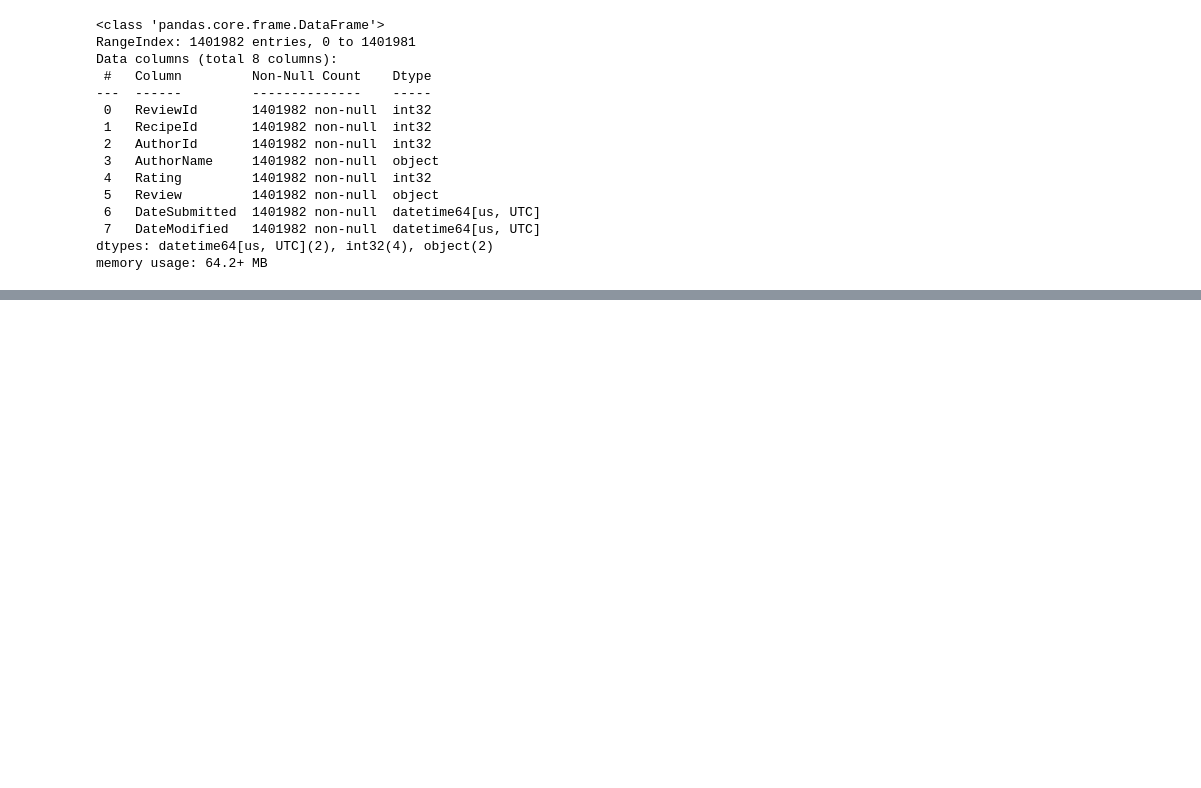
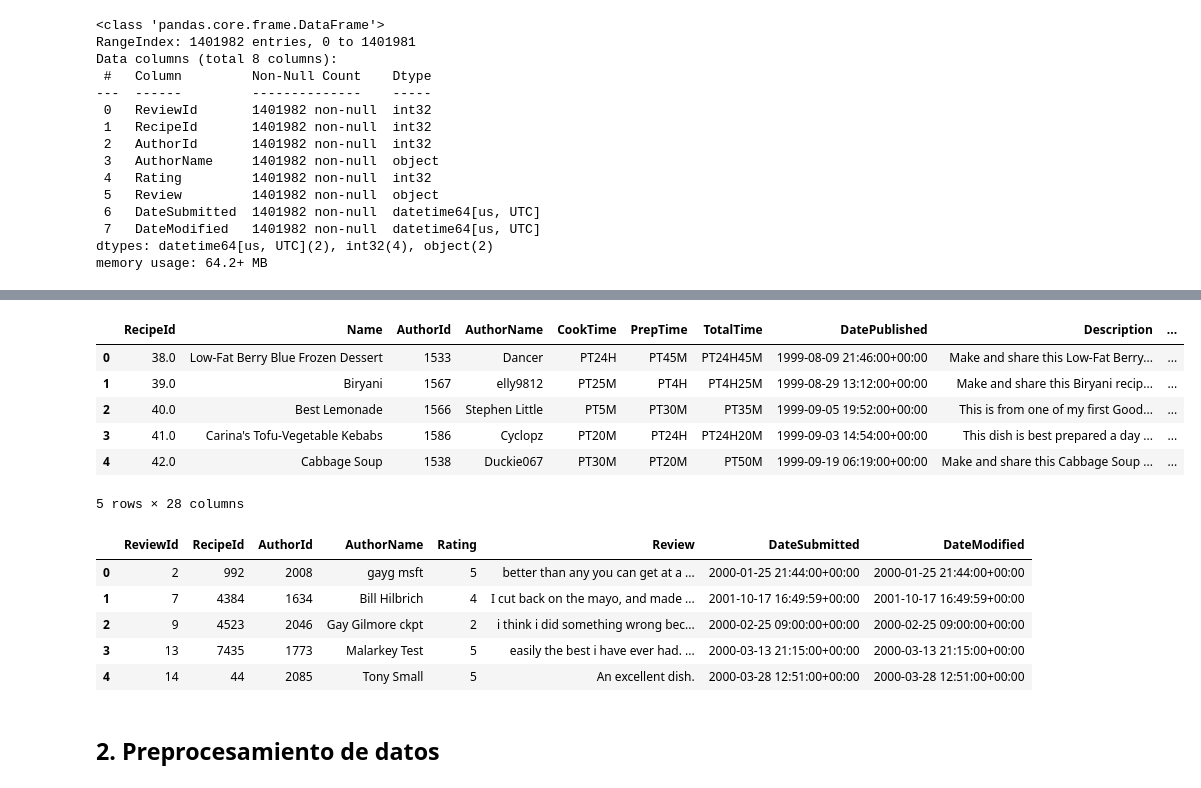
Before and after one commit to ResistorCat/recsys-project, a Jupyter notebook: model/v1.ipynb, the cells around one changed output, grey strips where cells are left out. Drawn from its saved outputs; the diff is of its cells as text; code cells hidden in the pictures; blank space fills up the shorter version.

```diff
--- a/model/v1.ipynb
+++ b/model/v1.ipynb
@@ -177,0 +282,19 @@ df_mealrecplus_user_who = pd.read_csv(os.path.join(PATH_MEALRECPLUS_HEALTHINESS,
+# %%
+display(df_foodcom_recipes.head())
+display(df_foodcom_reviews.head())
+# %% [output]
+|  | RecipeId | Name | AuthorId | AuthorName | CookTime | PrepTime | TotalTime | DatePublished | Description | ... |
+| 0 | 38.0 | Low-Fat Berry Blue Frozen Dessert | 1533 | Dancer | PT24H | PT45M | PT24H45M | 1999-08-09 21:46:00+00:00 | Make and share this Low-Fat Berry... | ... |
+| 1 | 39.0 | Biryani | 1567 | elly9812 | PT25M | PT4H | PT4H25M | 1999-08-29 13:12:00+00:00 | Make and share this Biryani recip... | ... |
+| 2 | 40.0 | Best Lemonade | 1566 | Stephen Little | PT5M | PT30M | PT35M | 1999-09-05 19:52:00+00:00 | This is from one of my first Good... | ... |
+| 3 | 41.0 | Carina's Tofu-Vegetable Kebabs | 1586 | Cyclopz | PT20M | PT24H | PT24H20M | 1999-09-03 14:54:00+00:00 | This dish is best prepared a day ... | ... |
+| 4 | 42.0 | Cabbage Soup | 1538 | Duckie067 | PT30M | PT20M | PT50M | 1999-09-19 06:19:00+00:00 | Make and share this Cabbage Soup ... | ... |
+5 rows × 28 columns
+|  | ReviewId | RecipeId | AuthorId | AuthorName | Rating | Review | DateSubmitted | DateModified |
+| 0 | 2 | 992 | 2008 | gayg msft | 5 | better than any you can get at a ... | 2000-01-25 21:44:00+00:00 | 2000-01-25 21:44:00+00:00 |
+| 1 | 7 | 4384 | 1634 | Bill Hilbrich | 4 | I cut back on the mayo, and made ... | 2001-10-17 16:49:59+00:00 | 2001-10-17 16:49:59+00:00 |
+| 2 | 9 | 4523 | 2046 | Gay Gilmore ckpt | 2 | i think i did something wrong bec... | 2000-02-25 09:00:00+00:00 | 2000-02-25 09:00:00+00:00 |
+| 3 | 13 | 7435 | 1773 | Malarkey Test | 5 | easily the best i have ever had. ... | 2000-03-13 21:15:00+00:00 | 2000-03-13 21:15:00+00:00 |
+| 4 | 14 | 44 | 2085 | Tony Small | 5 | An excellent dish. | 2000-03-28 12:51:00+00:00 | 2000-03-28 12:51:00+00:00 |
+# %% [markdown]
+## 2. Preprocesamiento de datos
```
Also changed, not shown: parts of 31 cells of this notebook.
